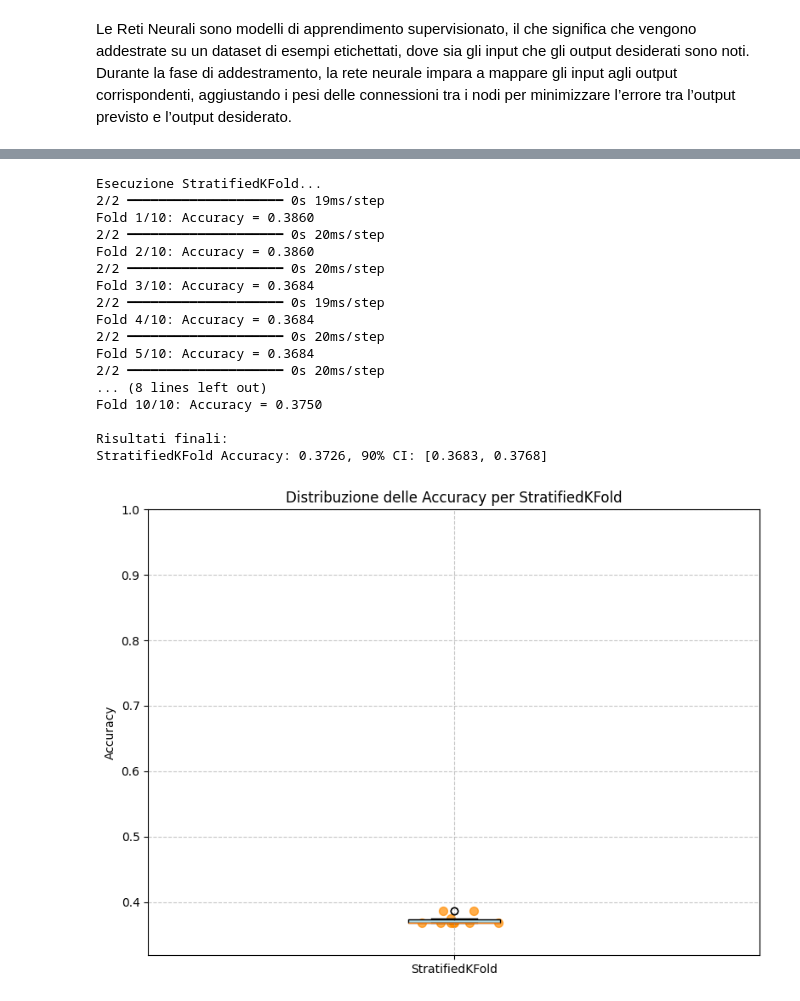
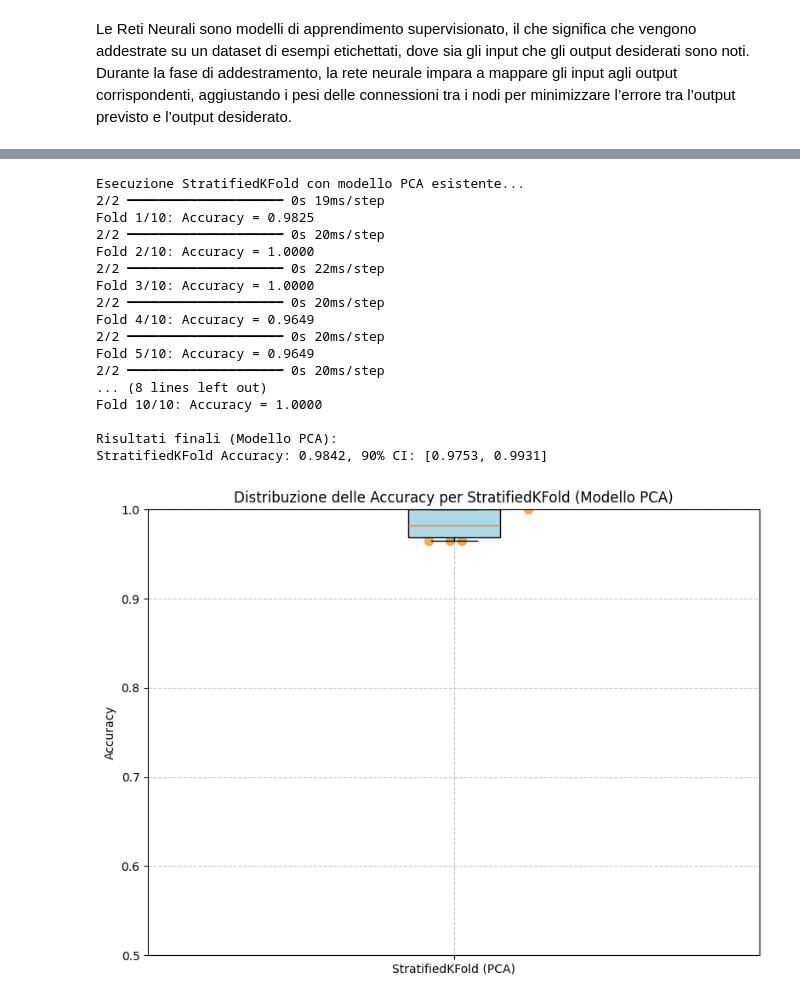
Before and after one commit to NIKFIORE/Progetto-Machine-Learning, a Jupyter notebook: Progetto.ipynb, the cells around one changed output, grey strips where cells are left out. Drawn from its saved outputs; the diff is of its cells as text; code cells hidden in the pictures.

Commit message:
Fix model application, anda comparison

```diff
--- a/Progetto.ipynb
+++ b/Progetto.ipynb
@@ -642,20 +619,25 @@ import scipy.stats as st
 n_fold = 10
 
 # StratifiedKFold
-stratified_folds = StratifiedKFold(n_splits=n_fold, shuffle=True)
+stratified_folds = StratifiedKFold(n_splits=n_fold, shuffle=True, random_state=42)
 accuracy_stratified = []
 
-print("Esecuzione StratifiedKFold...")
-for fold, (train_idx, valid_idx) in enumerate(stratified_folds.split(X, y)):
-    X_train, X_valid = X.iloc[train_idx], X.iloc[valid_idx]
-    y_train, y_valid = y.iloc[train_idx], y.iloc[valid_idx]
+# Preparazione dei dati
+X_scaled = scaler.transform(X)  # Utilizziamo lo stesso scaler già addestrato
+X_pca = pca.transform(X_scaled)  # Utilizziamo lo stesso PCA già addestrato
 
-    # Predizioni
-    y_pred_prob = model_original.predict(X_valid).flatten()
+print("Esecuzione StratifiedKFold con modello PCA esistente...")
+for fold, (train_idx, valid_idx) in enumerate(stratified_folds.split(X_pca, y)):
+    # Estraiamo i dati di questo fold
+    X_valid_fold = X_pca[valid_idx]
+    y_valid_fold = y.iloc[valid_idx].values
+
+    # Utilizziamo il modello già addestrato per fare predizioni
+    y_pred_prob = model_pca.predict(X_valid_fold).flatten()
     y_pred = (y_pred_prob > 0.5).astype(int)
 
     # Calcolo dell'accuratezza
-    accuracy = accuracy_score(y_valid, y_pred)
+    accuracy = accuracy_score(y_valid_fold, y_pred)
     accuracy_stratified.append(accuracy)
 
     print(f"Fold {fold+1}/{n_fold}: Accuracy = {accuracy:.4f}")
@@ -667,47 +649,47 @@ mean_stratified = np.mean(accuracy_stratified)
 ci_stratified = st.t.interval(confidence=0.90, df=len(accuracy_stratified)-1,
                              loc=mean_stratified, scale=st.sem(accuracy_stratified))
 
-print("\nRisultati finali:")
+print("\nRisultati finali (Modello PCA):")
 print(f"StratifiedKFold Accuracy: {mean_stratified:.4f}, 90% CI: [{ci_stratified[0]:.4f}, {ci_stratified[1]:.4f}]")
 # %% [output]
-Esecuzione StratifiedKFold...
+Esecuzione StratifiedKFold con modello PCA esistente...
 2/2 ━━━━━━━━━━━━━━━━━━━━ 0s 19ms/step
-Fold 1/10: Accuracy = 0.3860
+Fold 1/10: Accuracy = 0.9825
 2/2 ━━━━━━━━━━━━━━━━━━━━ 0s 20ms/step
-Fold 2/10: Accuracy = 0.3860
+Fold 2/10: Accuracy = 1.0000
+2/2 ━━━━━━━━━━━━━━━━━━━━ 0s 22ms/step
+Fold 3/10: Accuracy = 1.0000
 2/2 ━━━━━━━━━━━━━━━━━━━━ 0s 20ms/step
-Fold 3/10: Accuracy = 0.3684
-2/2 ━━━━━━━━━━━━━━━━━━━━ 0s 19ms/step
-Fold 4/10: Accuracy = 0.3684
+Fold 4/10: Accuracy = 0.9649
 2/2 ━━━━━━━━━━━━━━━━━━━━ 0s 20ms/step
-Fold 5/10: Accuracy = 0.3684
+Fold 5/10: Accuracy = 0.9649
 2/2 ━━━━━━━━━━━━━━━━━━━━ 0s 20ms/step
 ... (8 lines left out)
-Fold 10/10: Accuracy = 0.3750
+Fold 10/10: Accuracy = 1.0000
 
-Risultati finali:
-StratifiedKFold Accuracy: 0.3726, 90% CI: [0.3683, 0.3768]
+Risultati finali (Modello PCA):
+StratifiedKFold Accuracy: 0.9842, 90% CI: [0.9753, 0.9931]
 # %%
 # Grafico della distribuzione dell'accuracy
 plt.figure(figsize=(8, 6))
 
 # Creazione del boxplot
-plt.boxplot([accuracy_stratified], tick_labels=['StratifiedKFold'], patch_artist=True,
+plt.boxplot([accuracy_stratified], tick_labels=['StratifiedKFold (PCA)'], patch_artist=True,
             boxprops=dict(facecolor='lightblue'))
 
 # Sovrapporre i punti individuali
 x = np.random.normal(1, 0.04, size=len(accuracy_stratified))
 plt.scatter(x, accuracy_stratified, alpha=0.7, s=50, color='darkorange')
 
 plt.grid(True, linestyle='--', alpha=0.7)
 plt.ylabel('Accuracy')
-plt.title('Distribuzione delle Accuracy per StratifiedKFold')
+plt.title('Distribuzione delle Accuracy per StratifiedKFold (Modello PCA)')
 plt.ylim([min(min(accuracy_stratified) - 0.05, 0.5), 1.0])
 
 plt.tight_layout()
 plt.show()
 # %% [output]
-[figure, old version]
+[figure, new version]
 # %%
 # Grafico di consistenza per Stratified K-Fold
 plt.figure(figsize=(10, 6))
```
Also changed, not shown: parts of 13 cells of this notebook.
